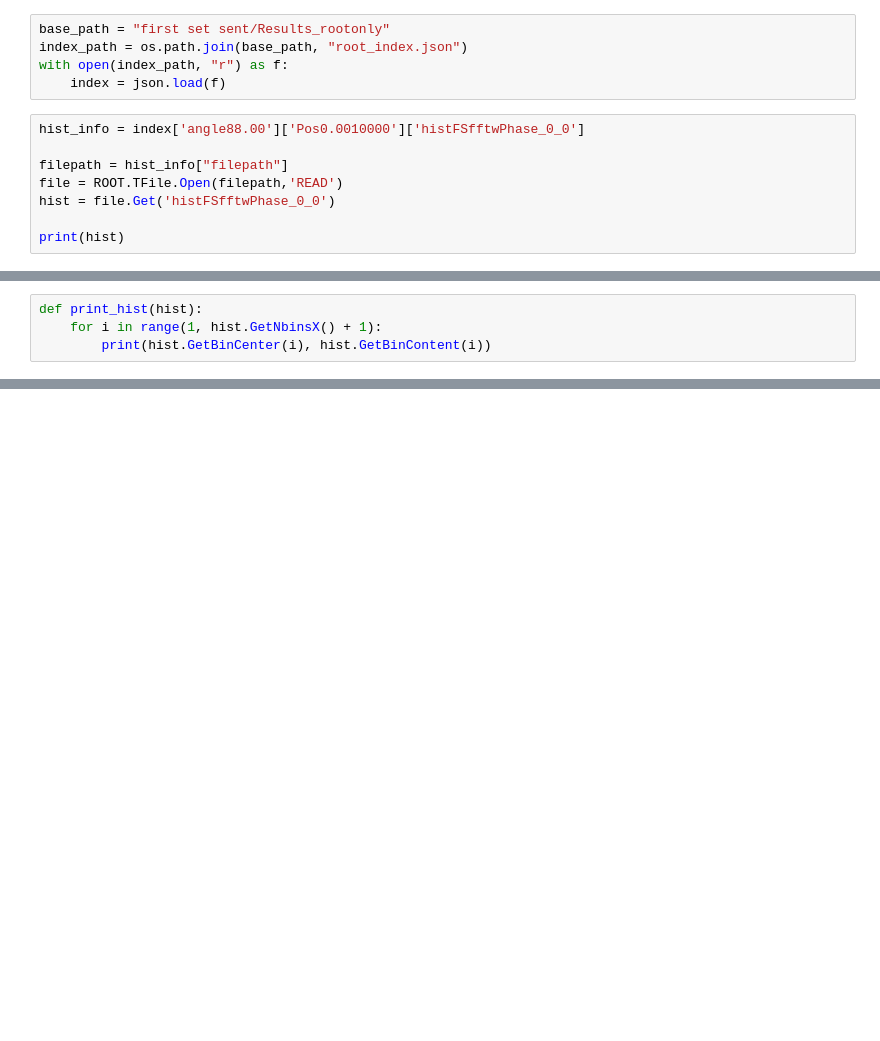
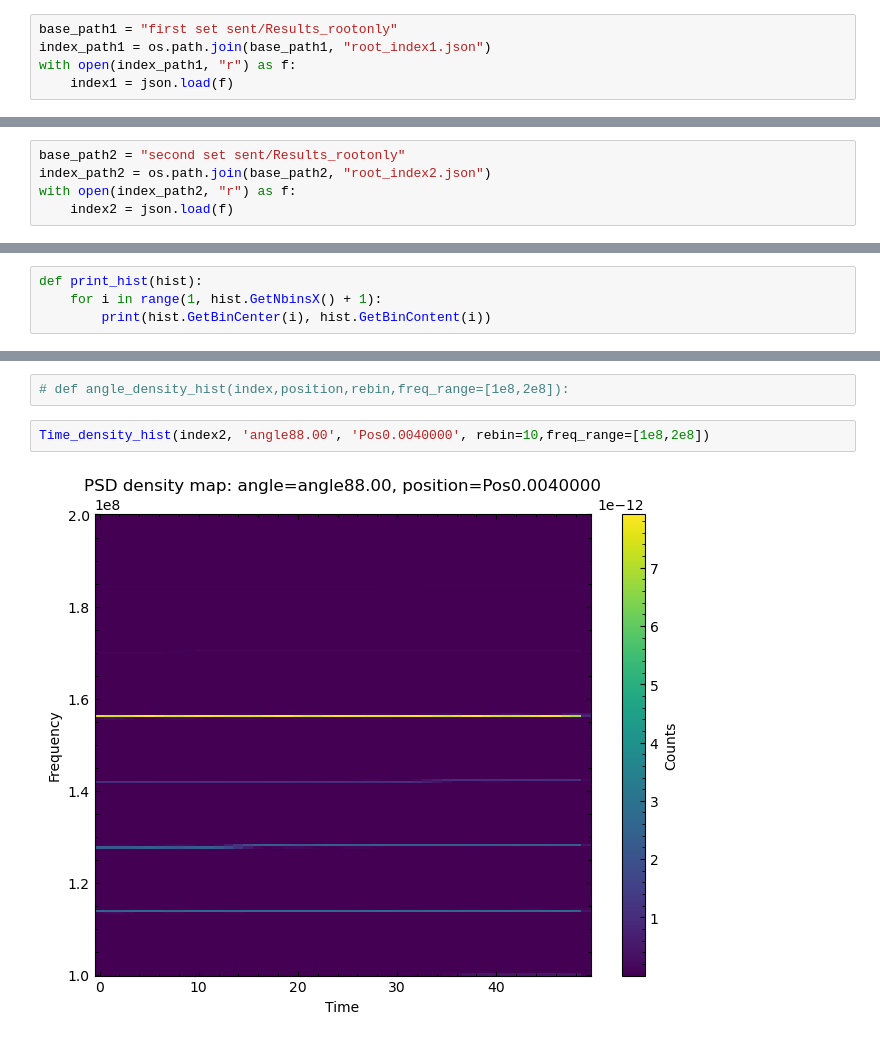
Before and after one commit to Phoebe801/Project_8-work, a Jupyter notebook: Data_work.ipynb, the cells around one changed output, grey strips where cells are left out. Drawn from its saved outputs; the diff is of its cells as text; blank space fills up the shorter version.

Commit message:
updated load to not take a uniqe folder system and updated work to load the files right also added a notes doc

```diff
--- a/Data_work.ipynb
+++ b/Data_work.ipynb
@@ -21,15 +21,7 @@ import uuid
 import json
 import inspect
 # %%
-base_path = "first set sent/Results_rootonly"
-index_path = os.path.join(base_path, "root_index.json")
-with open(index_path, "r") as f:
-    index = json.load(f)
+base_path1 = "first set sent/Results_rootonly"
+index_path1 = os.path.join(base_path1, "root_index1.json")
+with open(index_path1, "r") as f:
+    index1 = json.load(f)
-# %%
-hist_info = index['angle88.00']['Pos0.0010000']['histFSfftwPhase_0_0']
-
-filepath = hist_info["filepath"]
-file = ROOT.TFile.Open(filepath,'READ')
-hist = file.Get('histFSfftwPhase_0_0')
-
-print(hist)
@@ -38,3 +28,8 @@ Name: histFSfftwPhase_0_0 Title: Frequency Spectrum: Phase NbinsX: 8192
+# %%
+base_path2 = "second set sent/Results_rootonly"
+index_path2 = os.path.join(base_path2, "root_index2.json")
+with open(index_path2, "r") as f:
+    index2 = json.load(f)
 # %%
 def process_hist(index, angle, position, hist_name, func,*args, **kwargs):
     hist_info = index[angle][position][hist_name]
@@ -134,0 +242,6 @@ Warning in <TH1D::Rebin>: ngroup=10 is not an exact divider of nbins=8192.
+# %%
+# def angle_density_hist(index,position,rebin,freq_range=[1e8,2e8]):
+# %%
+Time_density_hist(index2, 'angle88.00', 'Pos0.0040000', rebin=10,freq_range=[1e8,2e8])
+# %% [output]
+[figure, added]
```
Also changed, not shown: parts of 5 cells of this notebook, 2 other files.
